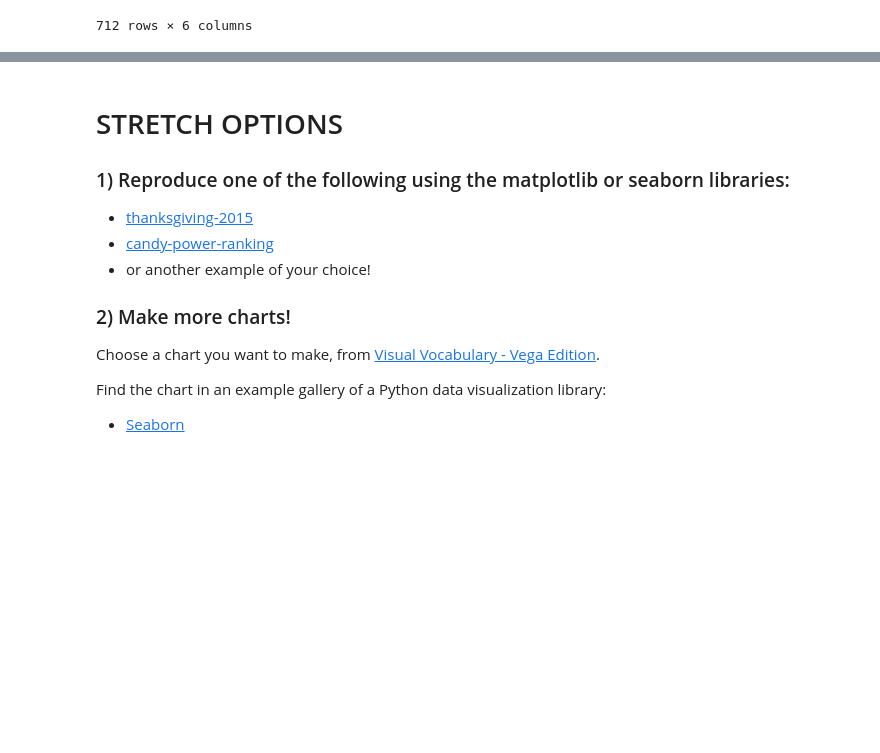
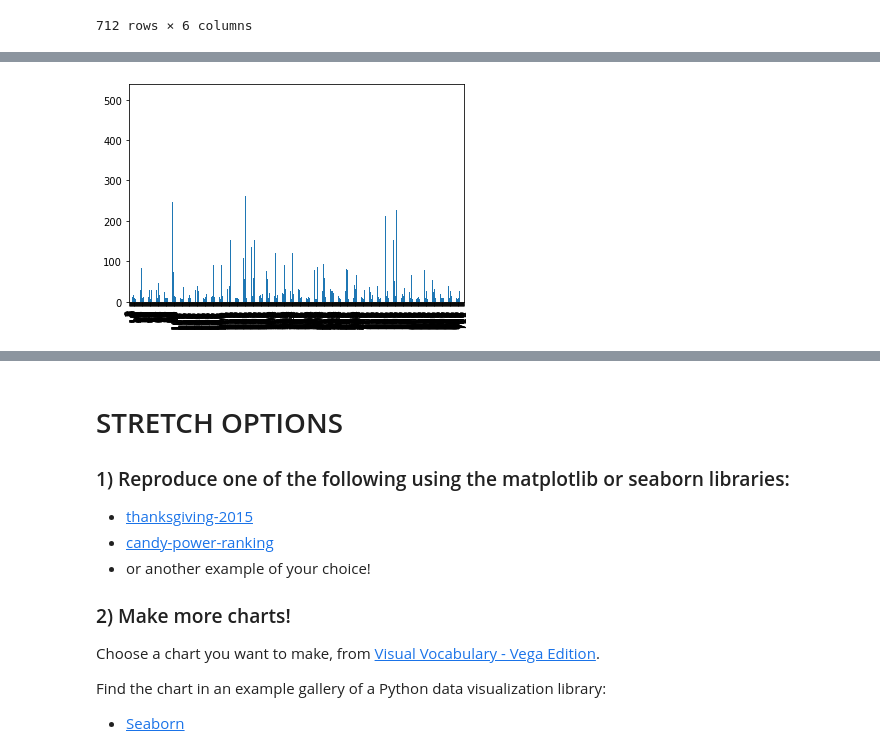
Before and after one commit to marianvinas/DS-Unit-1-Sprint-1-Data-Wrangling-and-Storytelling-1, a Jupyter notebook: module4-make-explanatory-visualizations/LS_DS_114_Make_Explanatory_Visualizations_Assignment.ipynb, the cells around one changed output, grey strips where cells are left out. Cells and saved outputs as stored; diff of their text form; code cells hidden in the pictures; blank space fills up the shorter version.

```diff
--- a/module4-make-explanatory-visualizations/LS_DS_114_Make_Explanatory_Visualizations_Assignment.ipynb
+++ b/module4-make-explanatory-visualizations/LS_DS_114_Make_Explanatory_Visualizations_Assignment.ipynb
@@ -57,3 +57,6 @@ tdf
 | 710 | 1 | 1 | male | 26.0 | 30.0000 | Cherbourg |
 | 711 | 0 | 3 | male | 32.0 | 7.7500 | Queenstown |
 712 rows × 6 columns
+# %%
+tdf['cabin_class'] = tdf['Pclass'].map({1:'first', 2:'second', 3:'third'})
+tdf[['Pclass', 'cabin_class']].sample(4)
@@ -59,0 +82,4 @@ tdf
+# %%
+tdf['Fare'].plot(kind='bar');
+# %% [output]
+[figure, added]
```
Also changed, not shown: parts of 23 cells of this notebook.
